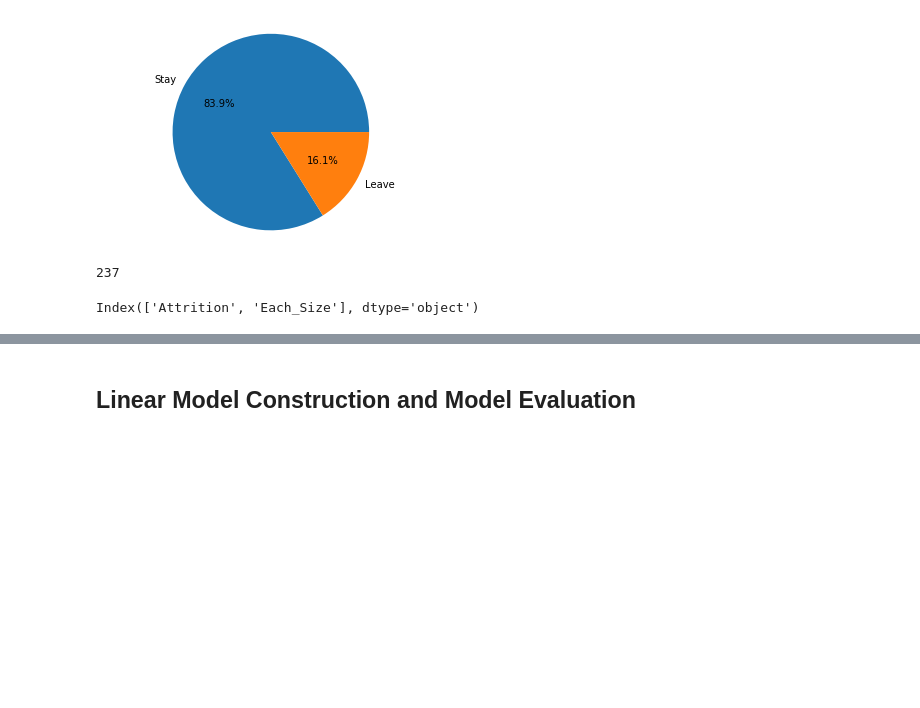
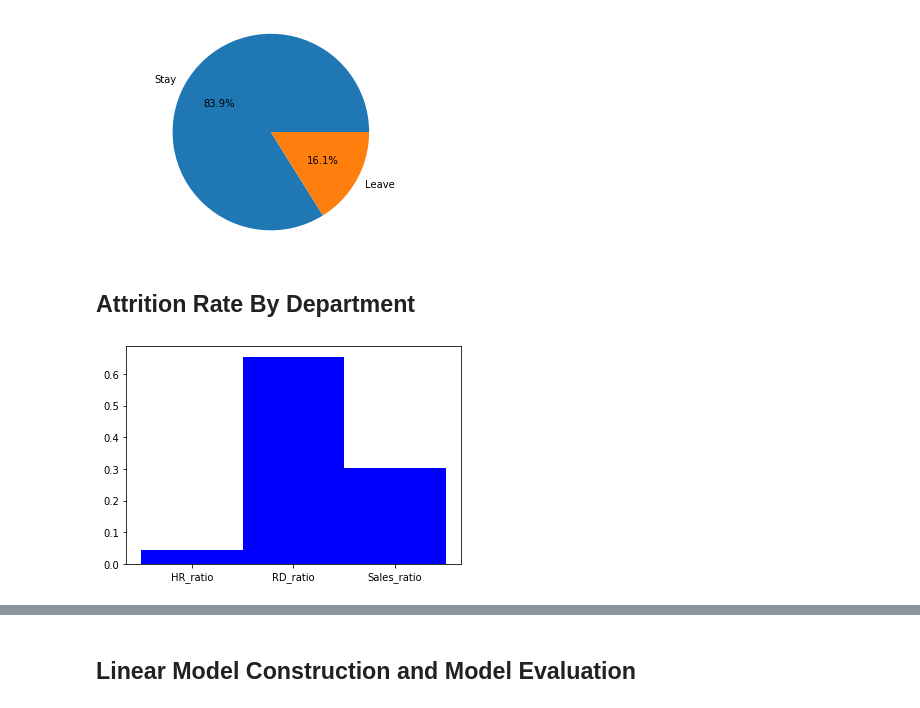
Before and after one commit to Xusong1998/Data-Analytics-Project, a Jupyter notebook: HR_Attrition_Data_Modeling.ipynb, the cells around one changed output, grey strips where cells are left out. Cells and saved outputs as stored; diff of their text form; code cells hidden in the pictures; blank space fills up the shorter version.

```diff
--- a/HR_Attrition_Data_Modeling.ipynb
+++ b/HR_Attrition_Data_Modeling.ipynb
@@ -115,11 +115,25 @@ ax.axis('equal')
 plt.show()
 # %% [output]
 [figure]
-# %%
-attrition_df['Attrition'].sum()
-# %% [output]
-237
-# %%
-worklife_balance_groupby.columns
-# %% [output]
-Index(['Attrition', 'Each_Size'], dtype='object')
+# %% [markdown]
+## Attrition Rate By Department
+# %%
+HR=attrition_df['Department_Human Resources'].sum()
+RD=attrition_df['Department_Research & Development'].sum()
+Sales=attrition_df['Department_Sales'].sum()
+total=HR+RD+Sales
+HR_ratio=HR/total
+RD_ratio=RD/total
+Sales_ratio=Sales/total
+label = ['HR_ratio', 'RD_ratio', 'Sales_ratio']
+ratio = [HR_ratio,RD_ratio,Sales_ratio]
+pos = np.arange(len(label))
+width = 1.0
+ax = plt.axes()
+ax.set_xticks(pos)
+ax.set_xticklabels(label)
+
+plt.bar(pos, ratio, width, color='b')
+plt.show()
+# %% [output]
+[figure, added]
```
Also changed, not shown: parts of 3 cells of this notebook.
